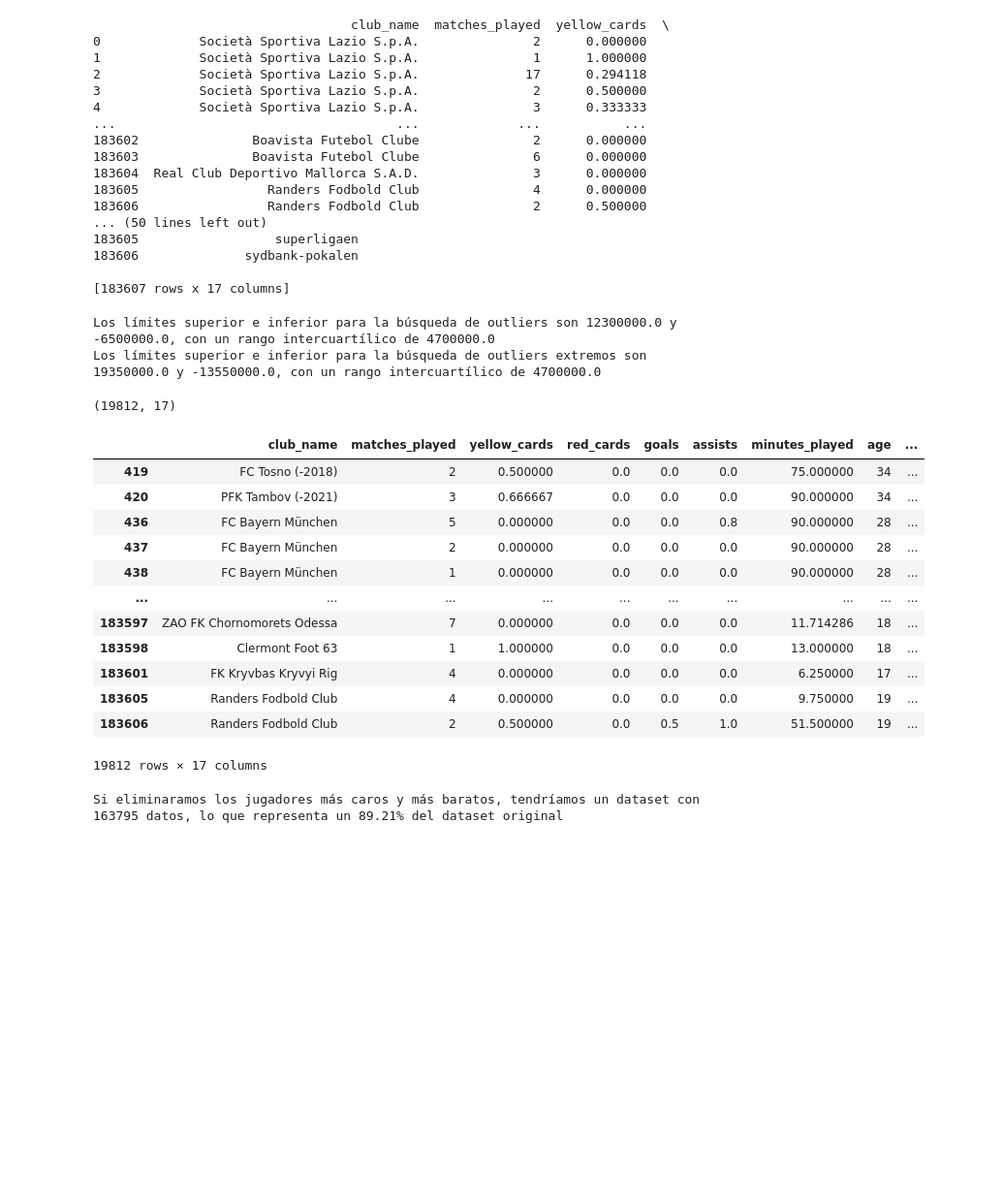
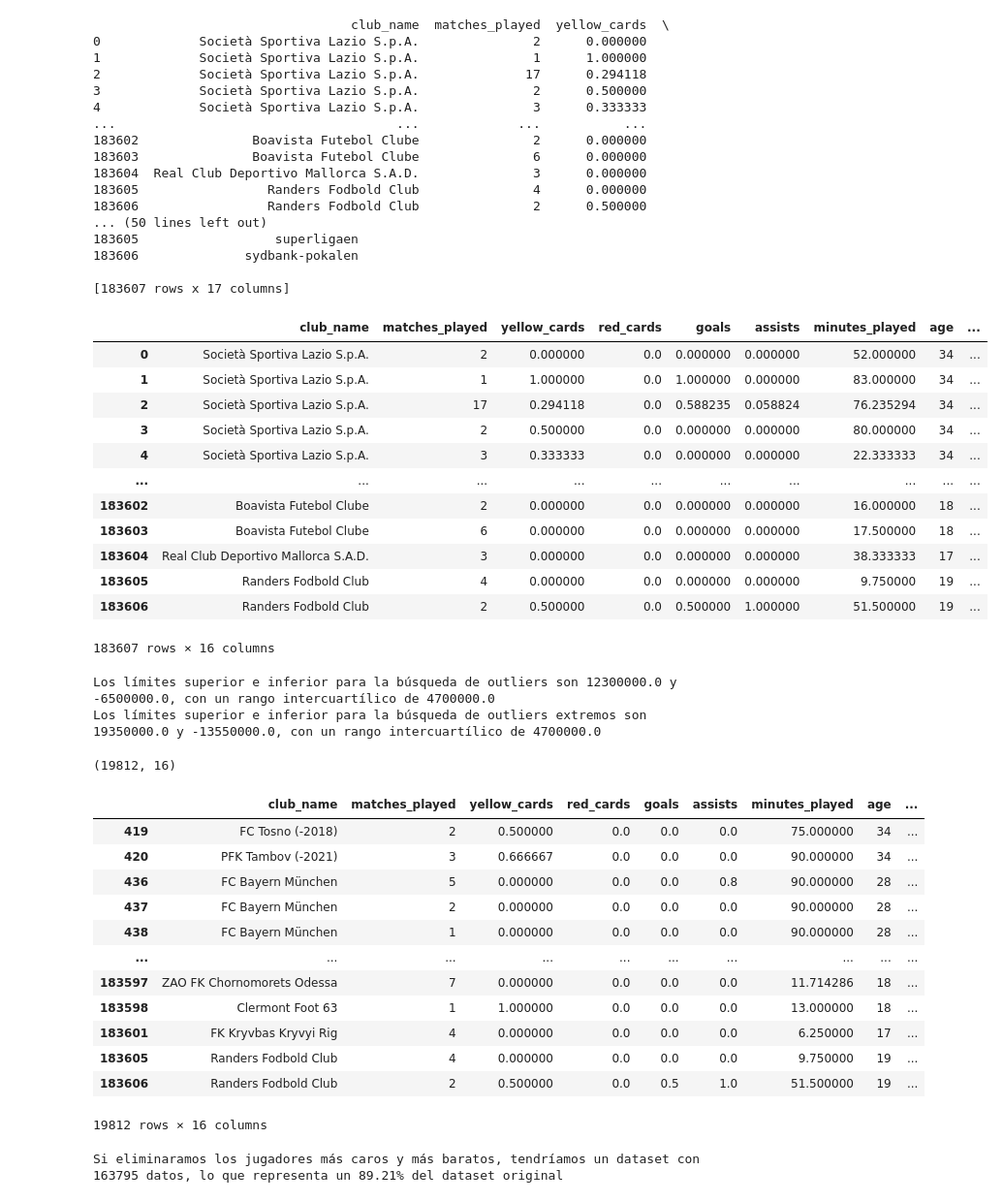
Before and after one commit to VLGuazzelli/proyecto_final_transfer, a Jupyter notebook: src/explore.ipynb, the cells around one changed output. Shown at 97% size. Drawn from its saved outputs; the diff is of its cells as text; code cells hidden in the pictures; blank space fills up the shorter version.

```diff
--- a/src/explore.ipynb
+++ b/src/explore.ipynb
@@ -1142,6 +1142,22 @@ print(compe_merged)
 [183607 rows x 17 columns]
 # %%
 df = compe_merged.rename(columns={'name': 'competition_id'})
+df=df.drop(columns= ["city_of_birth"])
+df
+# %% [output]
+|  | club_name | matches_played | yellow_cards | red_cards | goals | assists | minutes_played | age | ... |
+| 0 | Società Sportiva Lazio S.p.A. | 2 | 0.000000 | 0.0 | 0.000000 | 0.000000 | 52.000000 | 34 | ... |
+| 1 | Società Sportiva Lazio S.p.A. | 1 | 1.000000 | 0.0 | 1.000000 | 0.000000 | 83.000000 | 34 | ... |
+| 2 | Società Sportiva Lazio S.p.A. | 17 | 0.294118 | 0.0 | 0.588235 | 0.058824 | 76.235294 | 34 | ... |
+| 3 | Società Sportiva Lazio S.p.A. | 2 | 0.500000 | 0.0 | 0.000000 | 0.000000 | 80.000000 | 34 | ... |
+| 4 | Società Sportiva Lazio S.p.A. | 3 | 0.333333 | 0.0 | 0.000000 | 0.000000 | 22.333333 | 34 | ... |
+| ... | ... | ... | ... | ... | ... | ... | ... | ... | ... |
+| 183602 | Boavista Futebol Clube | 2 | 0.000000 | 0.0 | 0.000000 | 0.000000 | 16.000000 | 18 | ... |
+| 183603 | Boavista Futebol Clube | 6 | 0.000000 | 0.0 | 0.000000 | 0.000000 | 17.500000 | 18 | ... |
+| 183604 | Real Club Deportivo Mallorca S.A.D. | 3 | 0.000000 | 0.0 | 0.000000 | 0.000000 | 38.333333 | 17 | ... |
+| 183605 | Randers Fodbold Club | 4 | 0.000000 | 0.0 | 0.000000 | 0.000000 | 9.750000 | 19 | ... |
+| 183606 | Randers Fodbold Club | 2 | 0.500000 | 0.0 | 0.500000 | 1.000000 | 51.500000 | 19 | ... |
+183607 rows × 16 columns
 # %%
 # Calcular el primer cuartil (Q1) y el tercer cuartil (Q3)
 Q1 = df['market_value_in_eur'].quantile(0.25)
@@ -1166,7 +1182,7 @@ exp_cheap_players=df[(df["market_value_in_eur"]>=19000000.0) | (df["market_value
 print(exp_cheap_players.shape)
 exp_cheap_players
 # %% [output]
-(19812, 17)
+(19812, 16)
 |  | club_name | matches_played | yellow_cards | red_cards | goals | assists | minutes_played | age | ... |
 | 419 | FC Tosno (-2018) | 2 | 0.500000 | 0.0 | 0.0 | 0.0 | 75.000000 | 34 | ... |
 | 420 | PFK Tambov (-2021) | 3 | 0.666667 | 0.0 | 0.0 | 0.0 | 90.000000 | 34 | ... |
@@ -1179,7 +1195,7 @@ exp_cheap_players
 | 183601 | FK Kryvbas Kryvyi Rig | 4 | 0.000000 | 0.0 | 0.0 | 0.0 | 6.250000 | 17 | ... |
 | 183605 | Randers Fodbold Club | 4 | 0.000000 | 0.0 | 0.0 | 0.0 | 9.750000 | 19 | ... |
 | 183606 | Randers Fodbold Club | 2 | 0.500000 | 0.0 | 0.5 | 1.0 | 51.500000 | 19 | ... |
-19812 rows × 17 columns
+19812 rows × 16 columns
 # %%
 diferencia=df.shape[0]-exp_cheap_players.shape[0]
 porc=diferencia*100/df.shape[0]
```
Also changed, not shown: parts of 9 cells of this notebook, 4 other files.
